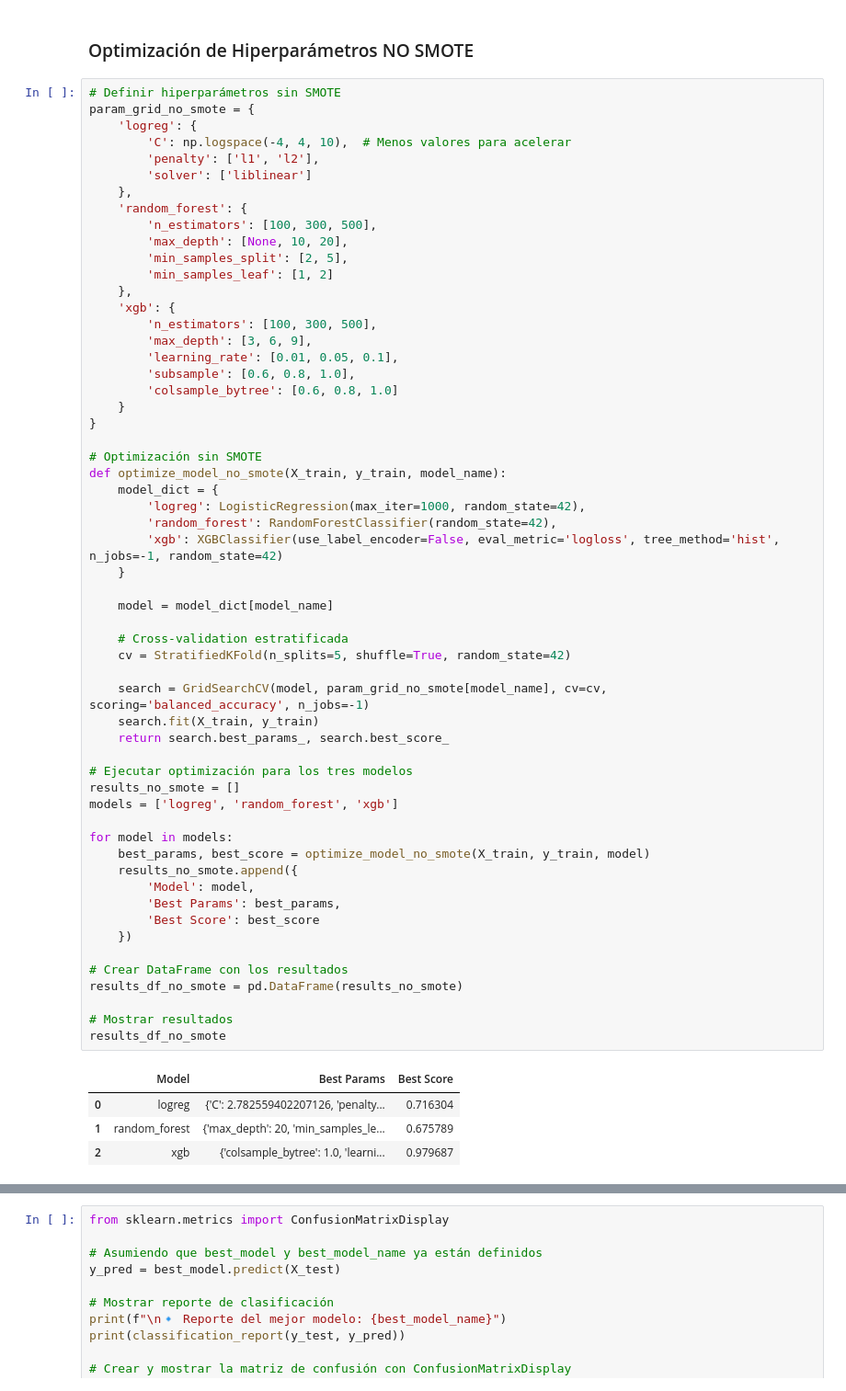
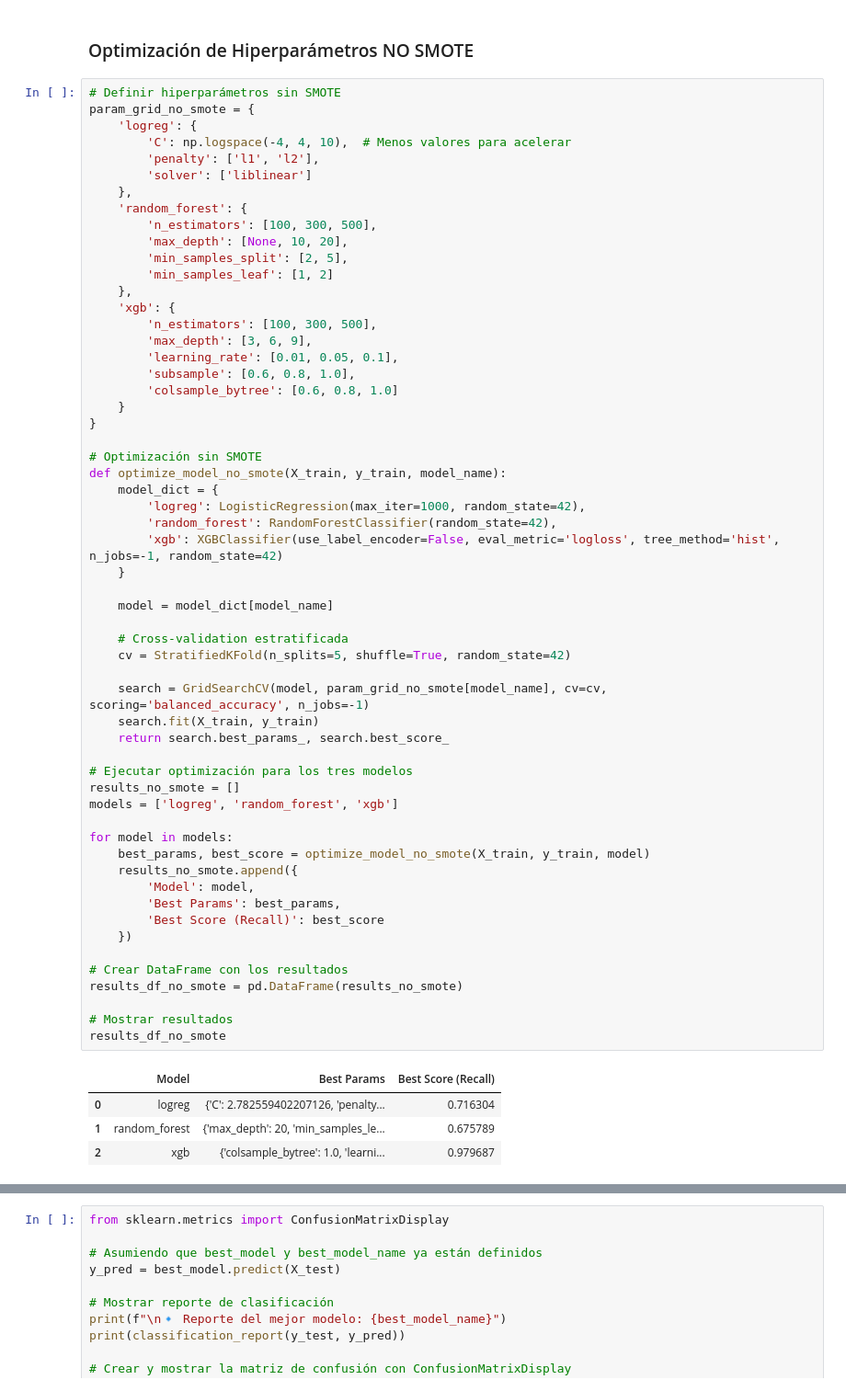
Before and after one commit to rafaneda7/Team-Challenge---Team-GPTlines, a Jupyter notebook: src/notebooks/Team-GPTlines_Pipelines_v3.ipynb, the cells around one changed output, grey strips where cells are left out. Shown at 92% size. Cells and saved outputs as stored; diff of their text form.

```diff
--- a/src/notebooks/Team-GPTlines_Pipelines_v3.ipynb
+++ b/src/notebooks/Team-GPTlines_Pipelines_v3.ipynb
@@ -740,35 +683,35 @@ def optimize_model_no_smote(X_train, y_train, model_name):
         'random_forest': RandomForestClassifier(random_state=42),
         'xgb': XGBClassifier(use_label_encoder=False, eval_metric='logloss', tree_method='hist', n_jobs=-1, random_state=42)
     }
 
     model = model_dict[model_name]
 
     # Cross-validation estratificada
     cv = StratifiedKFold(n_splits=5, shuffle=True, random_state=42)
 
     search = GridSearchCV(model, param_grid_no_smote[model_name], cv=cv, scoring='balanced_accuracy', n_jobs=-1)
     search.fit(X_train, y_train)
     return search.best_params_, search.best_score_
 
 # Ejecutar optimización para los tres modelos
 results_no_smote = []
 models = ['logreg', 'random_forest', 'xgb']
 
 for model in models:
     best_params, best_score = optimize_model_no_smote(X_train, y_train, model)
     results_no_smote.append({
         'Model': model,
         'Best Params': best_params,
-        'Best Score': best_score
+        'Best Score (Recall)': best_score
     })
 
 # Crear DataFrame con los resultados
 results_df_no_smote = pd.DataFrame(results_no_smote)
 
 # Mostrar resultados
 results_df_no_smote
 # %% [output]
-|  | Model | Best Params | Best Score |
+|  | Model | Best Params | Best Score (Recall) |
 | 0 | logreg | {'C': 2.782559402207126, 'penalty... | 0.716304 |
 | 1 | random_forest | {'max_depth': 20, 'min_samples_le... | 0.675789 |
 | 2 | xgb | {'colsample_bytree': 1.0, 'learni... | 0.979687 |
```
Also changed, not shown: parts of 9 cells of this notebook, 9 other files.
